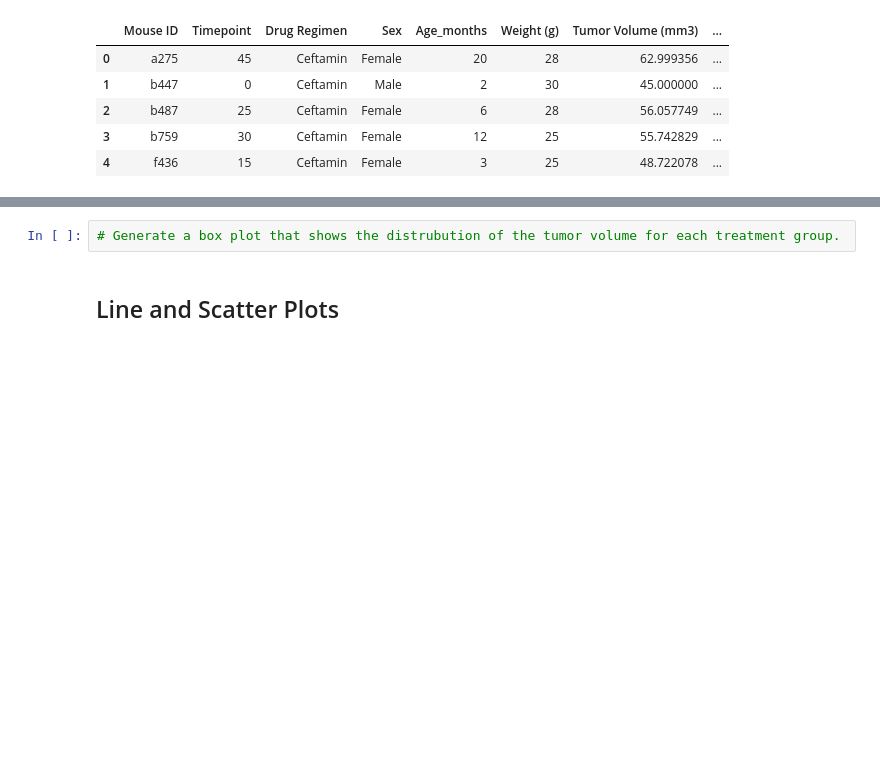
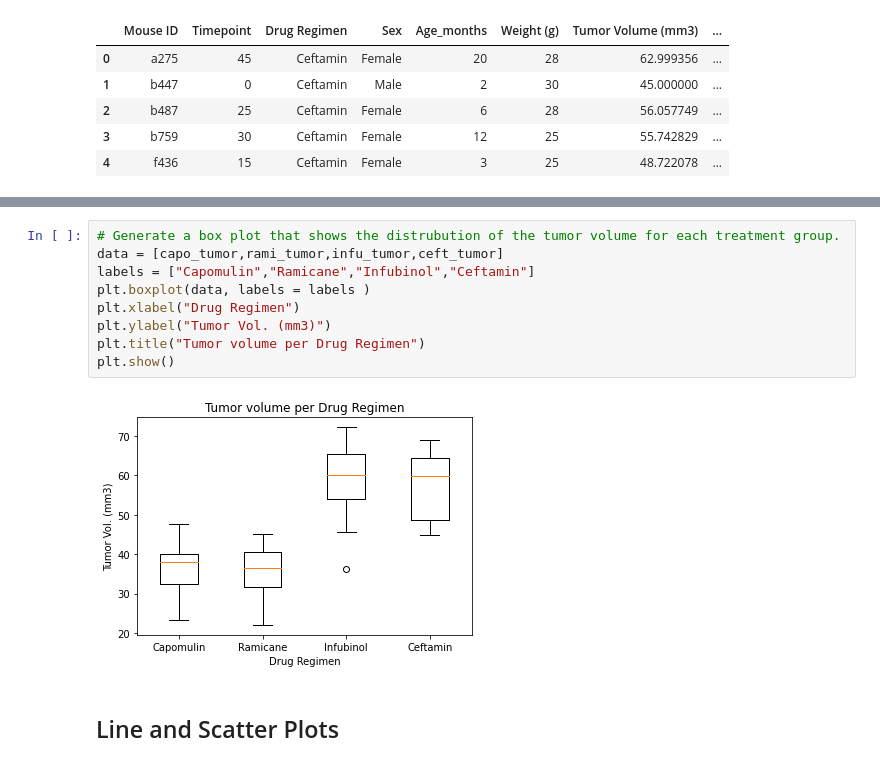
Before and after one commit to Nonkik589/Pymaceuticals-challenge, a Jupyter notebook: Pymaceuticals/pymaceuticals_starter.ipynb, the cells around one changed output, grey strips where cells are left out. Saved outputs shown, nothing was run; the diff lists cells and outputs as text; blank space fills up the shorter version.

```diff
--- a/Pymaceuticals/pymaceuticals_starter.ipynb
+++ b/Pymaceuticals/pymaceuticals_starter.ipynb
@@ -267,5 +296,14 @@ tumor_vols =[]
 # %%
 # Generate a box plot that shows the distrubution of the tumor volume for each treatment group.
+data = [capo_tumor,rami_tumor,infu_tumor,ceft_tumor]
+labels = ["Capomulin","Ramicane","Infubinol","Ceftamin"]
+plt.boxplot(data, labels = labels )
+plt.xlabel("Drug Regimen")
+plt.ylabel("Tumor Vol. (mm3)")
+plt.title("Tumor volume per Drug Regimen")
+plt.show()
+# %% [output]
+[figure, added]
 # %% [markdown]
 ## Line and Scatter Plots
 # %%
```
Also changed, not shown: parts of 6 cells of this notebook, 1 other file.
